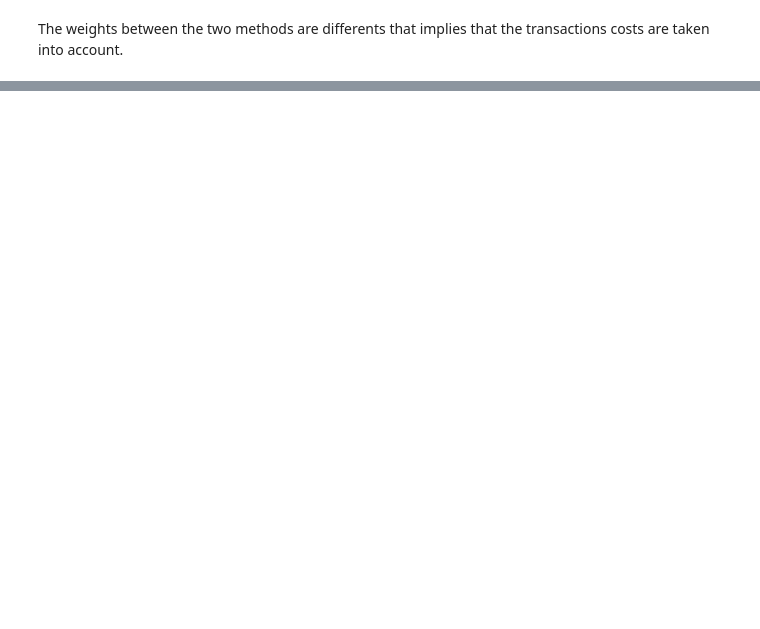
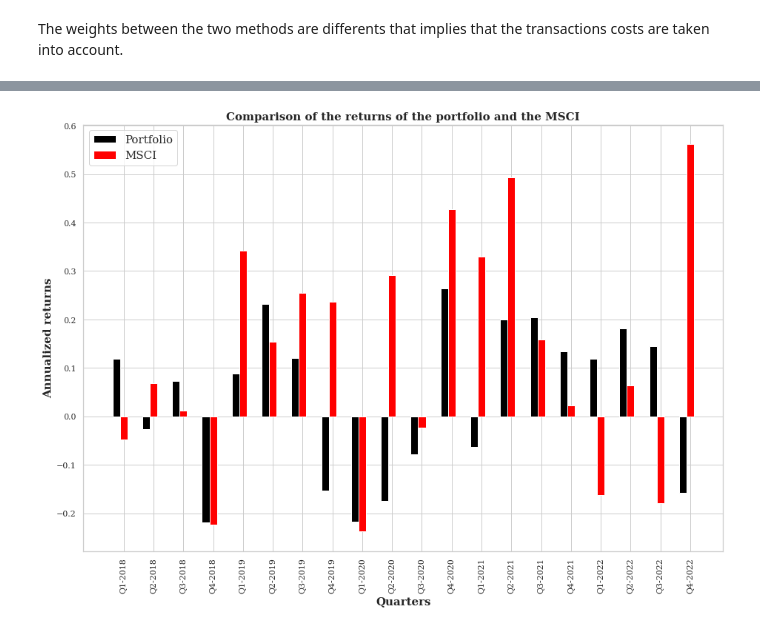
Before and after one commit to bashog/Portfolio-Construction, a Jupyter notebook: 3_portfolio_construction.ipynb, the cells around one changed output, grey strips where cells are left out. Cells and saved outputs as stored; diff of their text form; code cells hidden in the pictures; blank space fills up the shorter version.

```diff
--- a/3_portfolio_construction.ipynb
+++ b/3_portfolio_construction.ipynb
@@ -406,0 +406,5 @@ The weights between the two methods are differents that implies that the transac
+# %%
+# We do not work with the first period because it is the training period for the first wieghts
+for i in list(periods.keys())[1:]:
+    # This is how we will acces the dates of each period
+    print(f"Begining of the period: {periods[i].index[0]}\nEnd of the period: {periods[i].index[-1]}\n")
@@ -406,0 +483,7 @@ The weights between the two methods are differents that implies that the transac
+# %%
+MSCI = pd.read_excel("datas/adjustedMSCIeurope.xlsx")
+MSCI.set_index("Ticker Yahoo",inplace=True)
+MSCI.drop(["CNH=X","CBK.DE","SW.PA"],axis=0,inplace=True)
+MSCI.Weights = MSCI.Weights/100
+Tickers = MSCI.index
+weights_msci = {ticker:round(MSCI[MSCI.index == ticker].Weights.iloc[0],5) for ticker in Tickers}
@@ -406,0 +510,14 @@ The weights between the two methods are differents that implies that the transac
+# %%
+returns_msci = {}
+vol_msci = {}
+tri = 1
+year = 0
+for i in list(periods.keys())[1:]:
+    rends_period = rends_msci.loc[periods[i].index[0]:periods[i].index[-1]]
+    rends_period = rends_period[weights_msci.keys()]
+    npw = np.array(list(weights_msci.values()))
+    returns_msci[f"Q{tri%4+1}-{2005+year}"] = pf.portfolio_rend(npw,rends_period)
+    vol_msci[f"Q{tri%4+1}-{2005+year}"] = pf.portfolio_vol(npw,rends_period.cov())
+    tri += 1
+    if tri%4 == 0:
+        year += 1
@@ -406,0 +561,17 @@ The weights between the two methods are differents that implies that the transac
+# %%
+fig = plt.figure()
+ax = fig.add_axes([0,0,1,1])
+size = 20
+width = 0.25
+br1  = np.arange(size)
+br2 = [x + width for x in br1]
+ax.bar(br1, list(returns_tc.values())[-size:], color = 'black', width = width,label="Portfolio")
+ax.bar(br2, list(returns_msci.values())[-size:], color = 'red', width = width,label="MSCI")
+plt.xlabel('Quarters', fontweight ='bold', fontsize = 15)
+plt.ylabel('Annualized returns', fontweight ='bold', fontsize = 15)
+plt.title("Comparison of the returns of the portfolio and the MSCI", fontweight ='bold', fontsize = 15)
+plt.xticks([r + width for r in range(size)],list(returns_msci.keys())[-size:],rotation=90)
+plt.legend(fontsize=15)
+plt.show()
+# %% [output]
+[figure, added]
```
Also changed, not shown: parts of 24 cells of this notebook, 1 other file.
